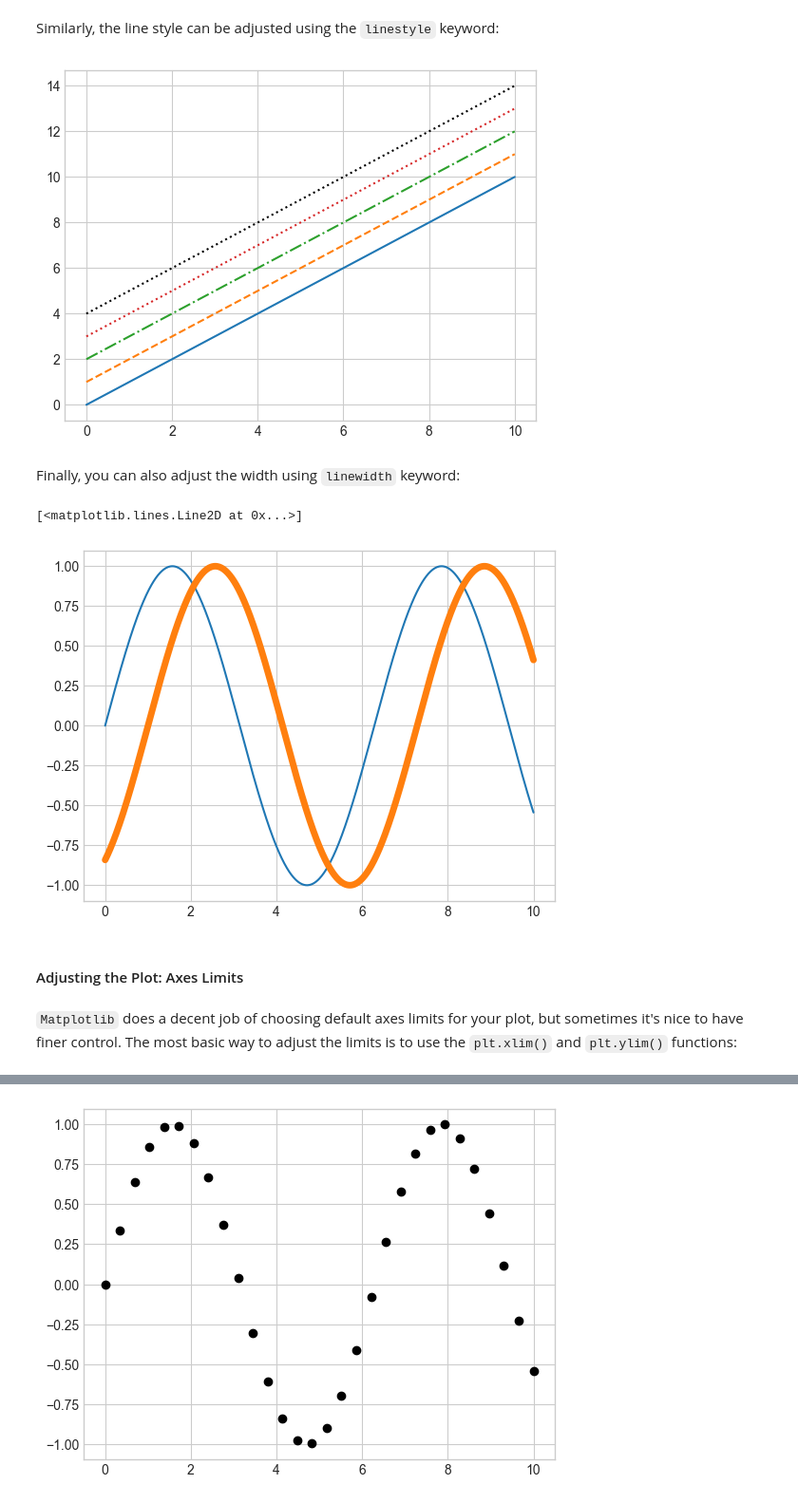
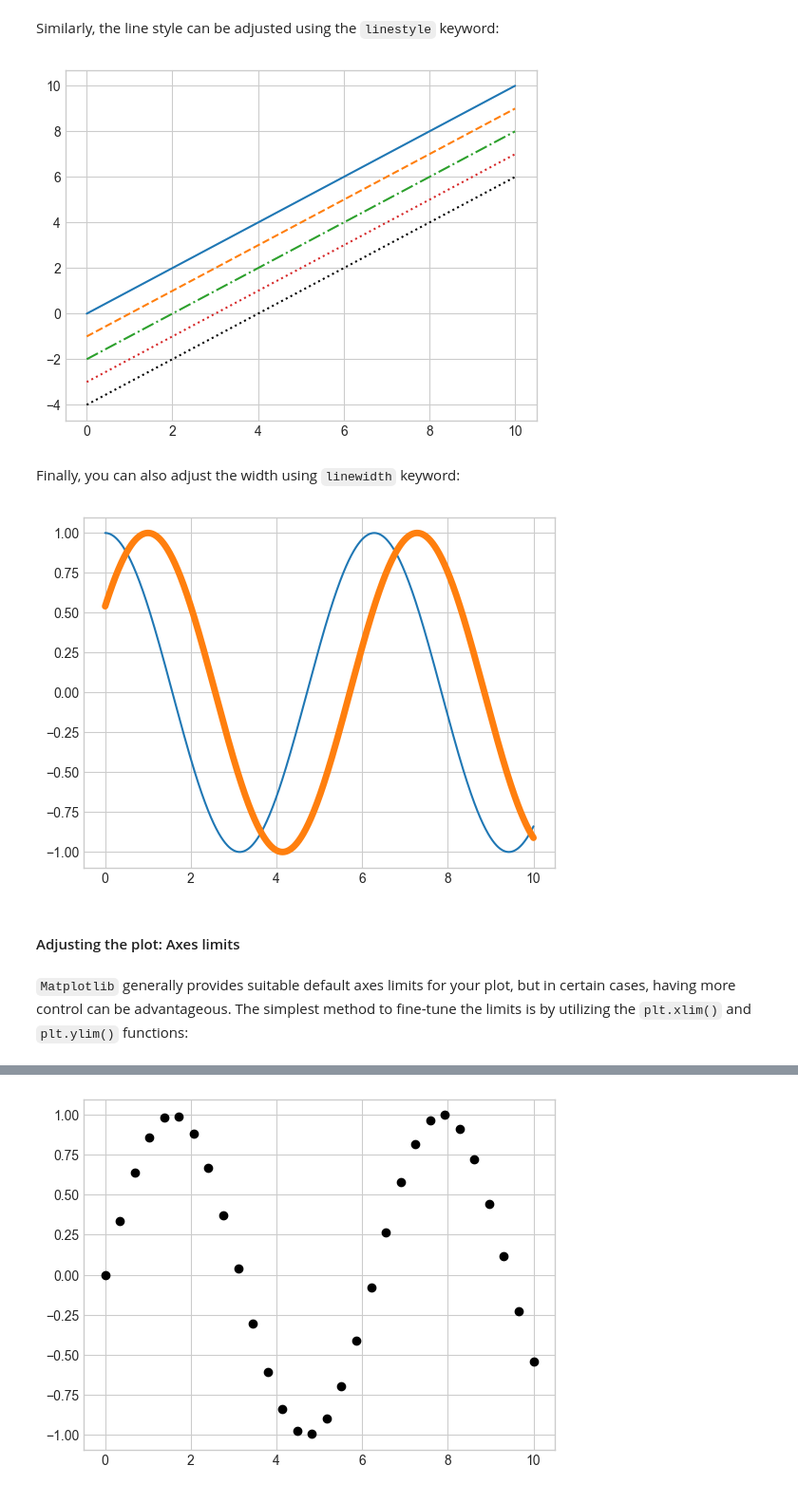
Before and after one commit to phonchi/nsysu-math106A-2023, a Jupyter notebook: static_files/presentations/12_Matplotlib.ipynb, the cells around one changed output, grey strips where cells are left out. Shown at 95% size. Saved outputs shown, nothing was run; the diff lists cells and outputs as text; code cells hidden in the pictures.

```diff
--- a/static_files/presentations/12_Matplotlib.ipynb
+++ b/static_files/presentations/12_Matplotlib.ipynb
@@ -32,4 +39,4 @@ Just as we use the `np` shorthand for `NumPy`, we will use some standard shortha
 import matplotlib as mpl
 import matplotlib.pyplot as plt
 import numpy as np
-plt.style.use('seaborn-whitegrid')
+plt.style.use('seaborn-v0_8-whitegrid')
@@ -132,24 +164,23 @@ plt.plot(x, np.sin(x - 4), color=(1.0,0.2,0.3)) # RGB tuple, values 0 to 1
 # %% [markdown]
 Similarly, the line style can be adjusted using the `linestyle` keyword:
 # %%
-plt.plot(x, x + 0, linestyle='-') # solid
-plt.plot(x, x + 1, linestyle='--') # dashed
-plt.plot(x, x + 2, linestyle='-.') # dashdot
-plt.plot(x, x + 3, linestyle=':') # dotted
-plt.plot(x, x + 4, ':k'); # dotted black
+plt.plot(x, x - 0, linestyle='-')  # solid
+plt.plot(x, x - 1, linestyle='--') # dashed
+plt.plot(x, x - 2, linestyle='-.') # dashdot
+plt.plot(x, x - 3, linestyle=':')  # dotted
+plt.plot(x, x - 4, ':k');          # dotted black
 # You can save some keystrokes by combining these linestyle and color codes into a single non-keyword argument
 # %% [output]
-[figure, old version]
+[figure, new version]
 # %% [markdown]
 Finally, you can also adjust the width using `linewidth` keyword:
 # %%
-plt.plot(x, np.sin(x - 0))
-plt.plot(x, np.sin(x - 1), linewidth='5')
+plt.plot(x, np.cos(x - 0))
+plt.plot(x, np.cos(x - 1), linewidth='5');
 # %% [output]
-[<matplotlib.lines.Line2D at 0x...>]
-[figure, old version]
+[figure, new version]
 # %% [markdown]
-#### Adjusting the Plot: Axes Limits
+#### Adjusting the plot: Axes limits
 # %% [markdown]
-`Matplotlib` does a decent job of choosing default axes limits for your plot, but sometimes it's nice to have finer control. The most basic way to adjust the limits is to use the `plt.xlim()` and `plt.ylim()` functions:
+`Matplotlib` generally provides suitable default axes limits for your plot, but in certain cases, having more control can be advantageous. The simplest method to fine-tune the limits is by utilizing the `plt.xlim()` and `plt.ylim()` functions:
 # %%
```
Also changed, not shown: parts of 103 cells of this notebook, 2 other files.
